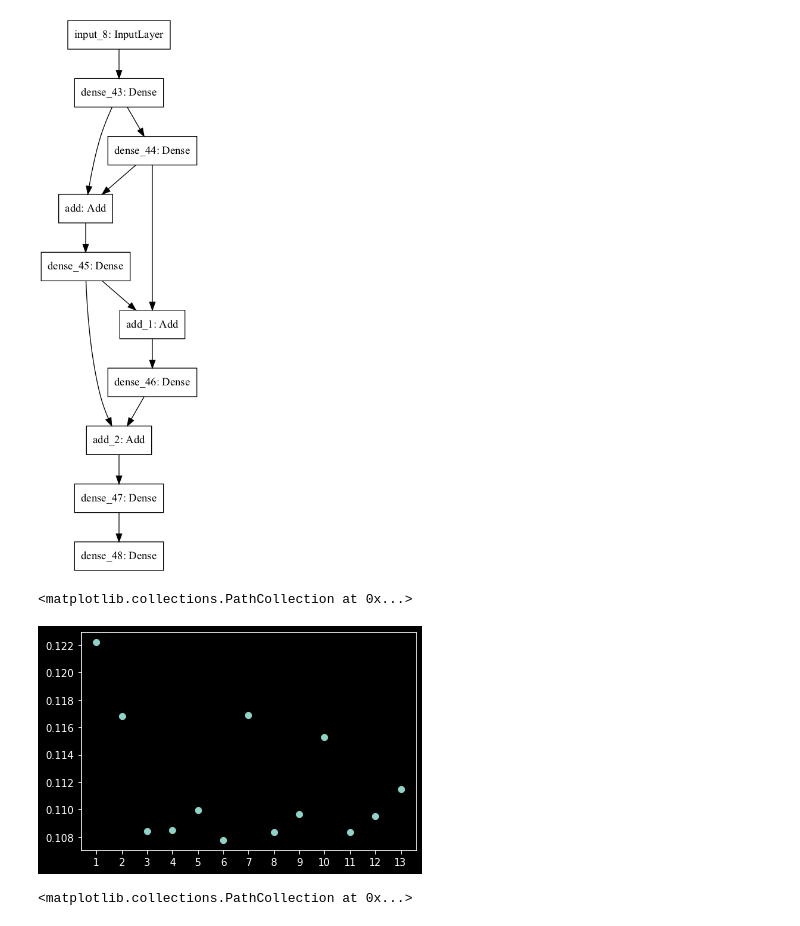
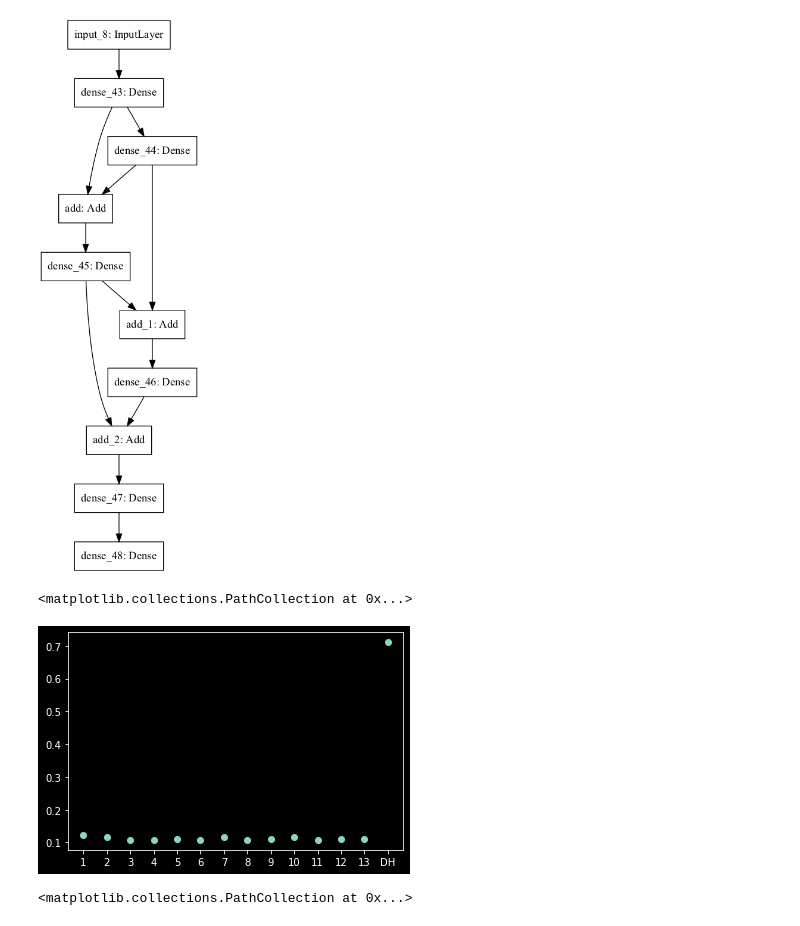
Before and after one commit to Chaudry24/kaust22, a Jupyter notebook: plotting.ipynb, the cells around one changed output. Saved outputs shown, nothing was run; the diff lists cells and outputs as text; code cells hidden in the pictures.

Commit message:
plots for deephyper data 1

```diff
--- a/plotting.ipynb
+++ b/plotting.ipynb
@@ -55,36 +55,40 @@ with open("./results/val_m5d1.npy", mode="rb") as file:
 
 with open("./results/val_m6d1.npy", mode="rb") as file:
     m6d1_e = np.load(file)
 
 with open("./results/val_m7d1.npy", mode="rb") as file:
     m7d1_e = np.load(file)
 
 with open("./results/val_m8d1.npy", mode="rb") as file:
     m8d1_e = np.load(file)
 
 with open("./results/val_m9d1.npy", mode="rb") as file:
     m9d1_e = np.load(file)
 
 with open("./results/val_m10d1.npy", mode="rb") as file:
     m10d1_e = np.load(file)
 
 with open("./results/val_m11d1.npy", mode="rb") as file:
     m11d1_e = np.load(file)
 
 with open("./results/val_m12d1.npy", mode="rb") as file:
     m12d1_e = np.load(file)
 
 with open("./results/val_m13d1.npy", mode="rb") as file:
     m13d1_e = np.load(file)
 
+# open deephyper results
+with open("./deephyper-dat1/best_model_results/val_d1.npy", mode="rb") as file:
+    dhd1_e = np.load(file)
+
 # plot root mean squared errors [2nd index in the array]
 plt.scatter(x=["1", "2", "3", "4", "5", "6", "7",
-              "8", "9", "10", "11", "12", "13"],
+              "8", "9", "10", "11", "12", "13", 'DH'],
             y=[m1d1_e[1], m2d1_e[1], m3d1_e[1], m4d1_e[1], m5d1_e[1], m6d1_e[1], m7d1_e[1],
-              m8d1_e[1], m9d1_e[1], m10d1_e[1], m11d1_e[1], m12d1_e[1], m13d1_e[1]])
+              m8d1_e[1], m9d1_e[1], m10d1_e[1], m11d1_e[1], m12d1_e[1], m13d1_e[1], dhd1_e[1]])
 # %% [output]
 <matplotlib.collections.PathCollection at 0x...>
-[figure, old version]
+[figure, new version]
 # %%
 # ------------- DATA 1 ------------- #
 
```
Also changed, not shown: parts of 1 cell of this notebook.
